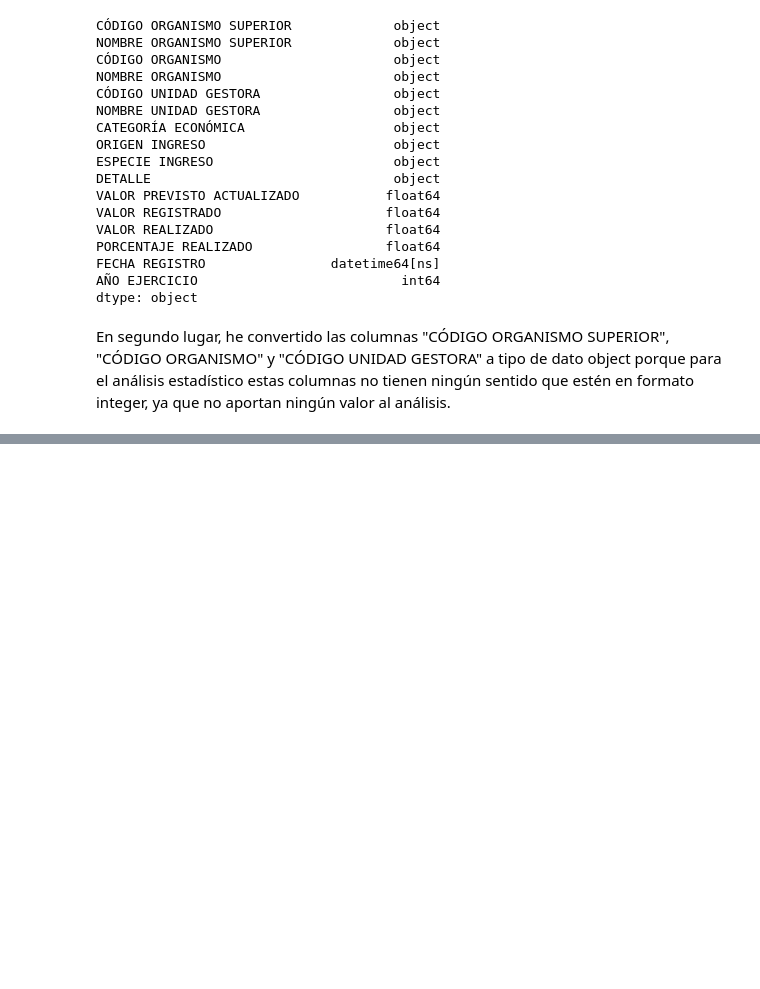
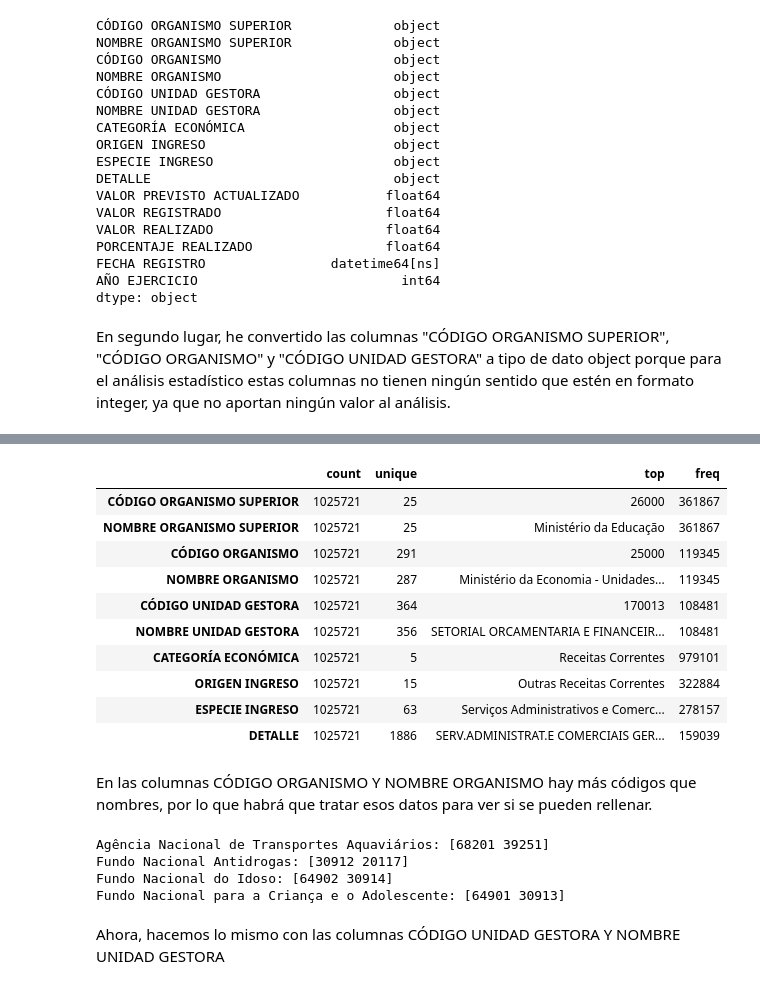
Before and after one commit to clausoler/Proyecto2_Brasil, a Jupyter notebook: ingresos_públicos_brasil.ipynb, the cells around one changed output, grey strips where cells are left out. Drawn from its saved outputs; the diff is of its cells as text; code cells hidden in the pictures; blank space fills up the shorter version.

Commit message:
subida EDA ingresos fase 1

```diff
--- a/ingresos_públicos_brasil.ipynb
+++ b/ingresos_públicos_brasil.ipynb
@@ -1440,3 +1443,37 @@ df_datos_brasil.head()
 | 2 | 63000 | Advocacia-Geral da União | 63000 | Advocacia-Geral da União - Unidad... | 110060 | ... |
 | 3 | 63000 | Advocacia-Geral da União | 63000 | Advocacia-Geral da União - Unidad... | 110060 | ... |
 | 4 | 63000 | Advocacia-Geral da União | 63000 | Advocacia-Geral da União - Unidad... | 110060 | ... |
+# %%
+# 2. Correción de formatos
+# Análisis descriptivo
+
+df_datos_brasil.describe(include = "object").T
+# %% [output]
+|  | count | unique | top | freq |
+| CÓDIGO ORGANISMO SUPERIOR | 1025721 | 25 | 26000 | 361867 |
+| NOMBRE ORGANISMO SUPERIOR | 1025721 | 25 | Ministério da Educação | 361867 |
+| CÓDIGO ORGANISMO | 1025721 | 291 | 25000 | 119345 |
+| NOMBRE ORGANISMO | 1025721 | 287 | Ministério da Economia - Unidades... | 119345 |
+| CÓDIGO UNIDAD GESTORA | 1025721 | 364 | 170013 | 108481 |
+| NOMBRE UNIDAD GESTORA | 1025721 | 356 | SETORIAL ORCAMENTARIA E FINANCEIR... | 108481 |
+| CATEGORÍA ECONÓMICA | 1025721 | 5 | Receitas Correntes | 979101 |
+| ORIGEN INGRESO | 1025721 | 15 | Outras Receitas Correntes | 322884 |
+| ESPECIE INGRESO | 1025721 | 63 | Serviços Administrativos e Comerc... | 278157 |
+| DETALLE | 1025721 | 1886 | SERV.ADMINISTRAT.E COMERCIAIS GER... | 159039 |
+# %% [markdown]
+En las columnas CÓDIGO ORGANISMO Y NOMBRE ORGANISMO hay más códigos que nombres, por lo que habrá que tratar esos datos para ver si se pueden rellenar.
+# %%
+# Crear un diccionario único de mapeo
+mapeo_unico = df_datos_brasil.groupby("NOMBRE ORGANISMO")["CÓDIGO ORGANISMO"].unique().to_dict()
+
+# Inspeccionar el mapeo para identificar conflictos
+for nombre, codigos in mapeo_unico.items():
+    if len(codigos) > 1:
+        print(f"{nombre}: {codigos}")
+# %% [output]
+Agência Nacional de Transportes Aquaviários: [68201 39251]
+Fundo Nacional Antidrogas: [30912 20117]
+Fundo Nacional do Idoso: [64902 30914]
+Fundo Nacional para a Criança e o Adolescente: [64901 30913]
+# %% [markdown]
+Ahora, hacemos lo mismo con las columnas CÓDIGO UNIDAD GESTORA Y NOMBRE UNIDAD GESTORA
```
Also changed, not shown: parts of 12 cells of this notebook, 1 other file.
